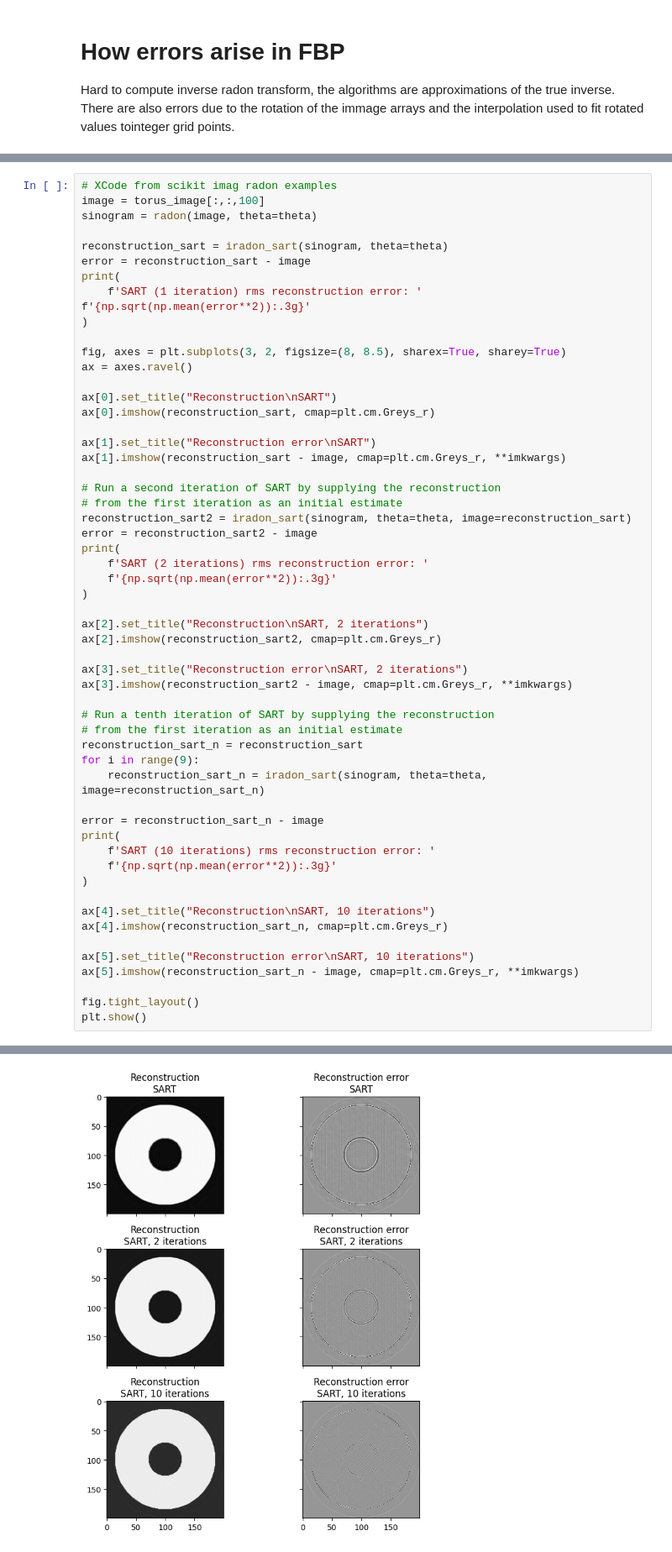
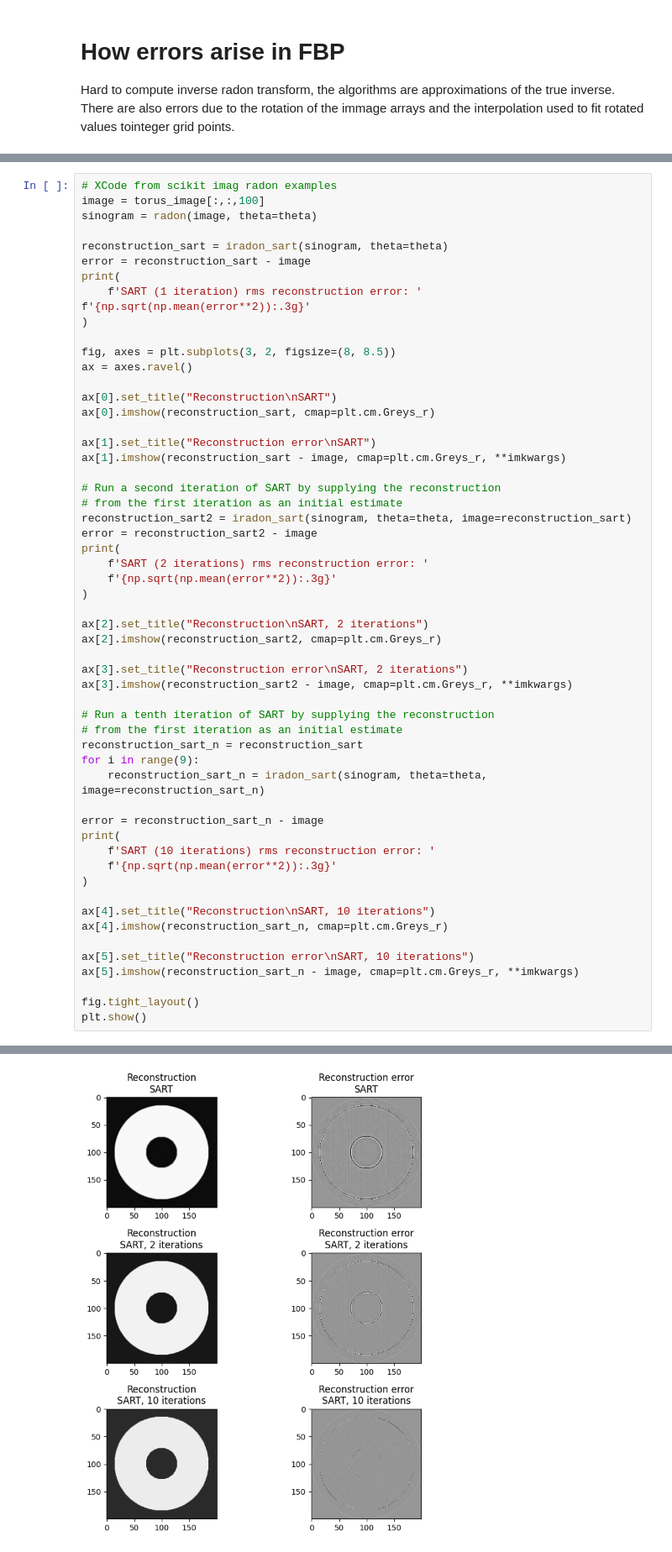
Before and after one commit to msmith693/tomography, a Jupyter notebook: torus_simulation.ipynb, the cells around one changed output, grey strips where cells are left out. Shown at 84% size. Saved outputs shown, nothing was run; the diff lists cells and outputs as text.

```diff
--- a/torus_simulation.ipynb
+++ b/torus_simulation.ipynb
@@ -224,7 +230,7 @@ print(
     f'SART (1 iteration) rms reconstruction error: ' f'{np.sqrt(np.mean(error**2)):.3g}'
 )
 
-fig, axes = plt.subplots(3, 2, figsize=(8, 8.5), sharex=True, sharey=True)
+fig, axes = plt.subplots(3, 2, figsize=(8, 8.5))
 ax = axes.ravel()
 
 ax[0].set_title("Reconstruction\nSART")
@@ -245,34 +251,34 @@ print(
 ax[2].set_title("Reconstruction\nSART, 2 iterations")
 ax[2].imshow(reconstruction_sart2, cmap=plt.cm.Greys_r)
 
 ax[3].set_title("Reconstruction error\nSART, 2 iterations")
 ax[3].imshow(reconstruction_sart2 - image, cmap=plt.cm.Greys_r, **imkwargs)
 
 # Run a tenth iteration of SART by supplying the reconstruction
 # from the first iteration as an initial estimate
 reconstruction_sart_n = reconstruction_sart
 for i in range(9):
     reconstruction_sart_n = iradon_sart(sinogram, theta=theta, image=reconstruction_sart_n)
 
 error = reconstruction_sart_n - image
 print(
     f'SART (10 iterations) rms reconstruction error: '
     f'{np.sqrt(np.mean(error**2)):.3g}'
 )
 
 ax[4].set_title("Reconstruction\nSART, 10 iterations")
 ax[4].imshow(reconstruction_sart_n, cmap=plt.cm.Greys_r)
 
 ax[5].set_title("Reconstruction error\nSART, 10 iterations")
 ax[5].imshow(reconstruction_sart_n - image, cmap=plt.cm.Greys_r, **imkwargs)
 
 fig.tight_layout()
 plt.show()
 # %% [output]
 SART (1 iteration) rms reconstruction error: 0.0453
 SART (2 iterations) rms reconstruction error: 0.0377
 SART (10 iterations) rms reconstruction error: 0.0293
-[figure, old version]
+[figure, new version]
 # %% [markdown]
 # Reconstruct sparse sinogram using inverse reconstruction techniques
 
```
Also changed, not shown: parts of 7 cells of this notebook.
